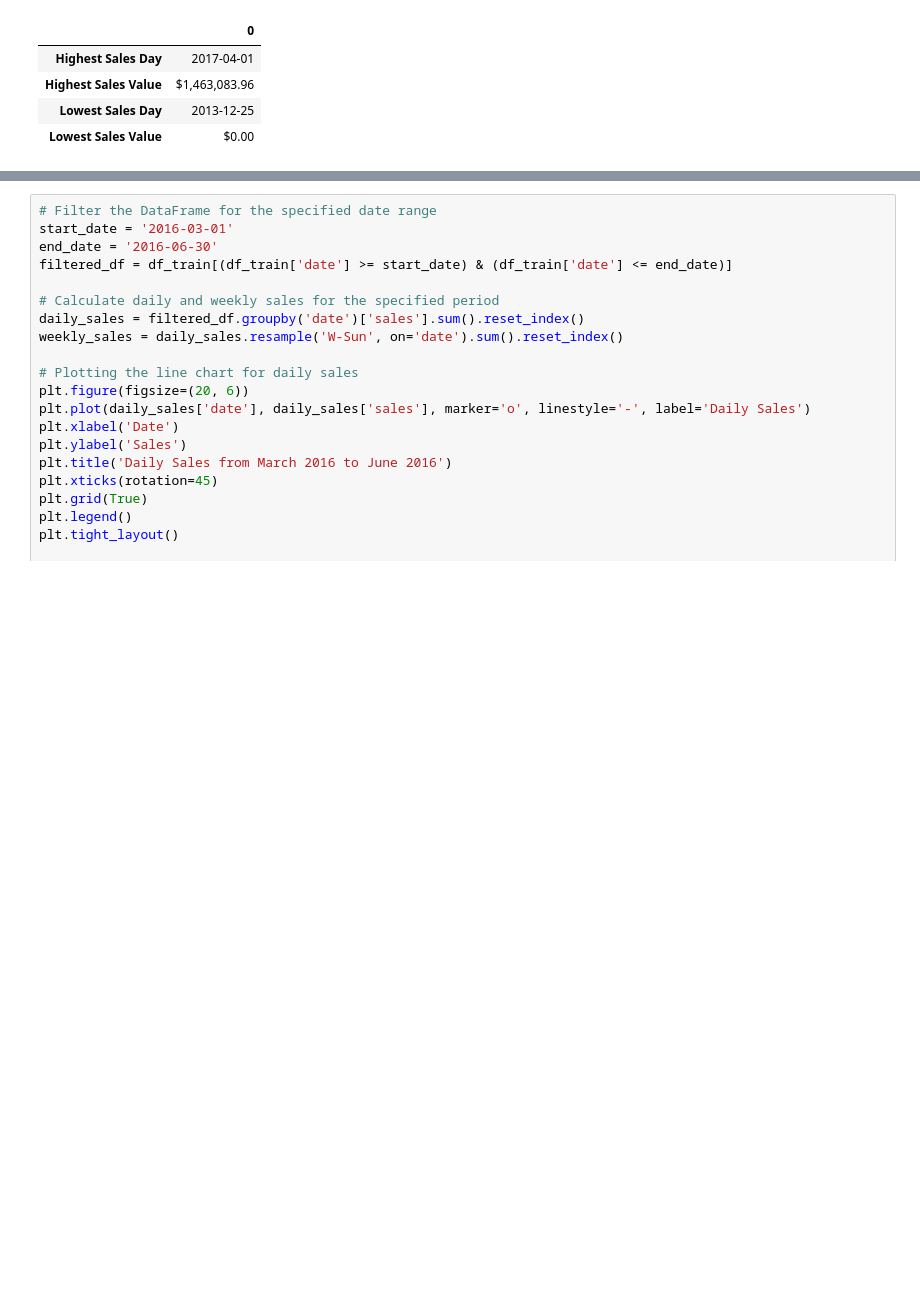
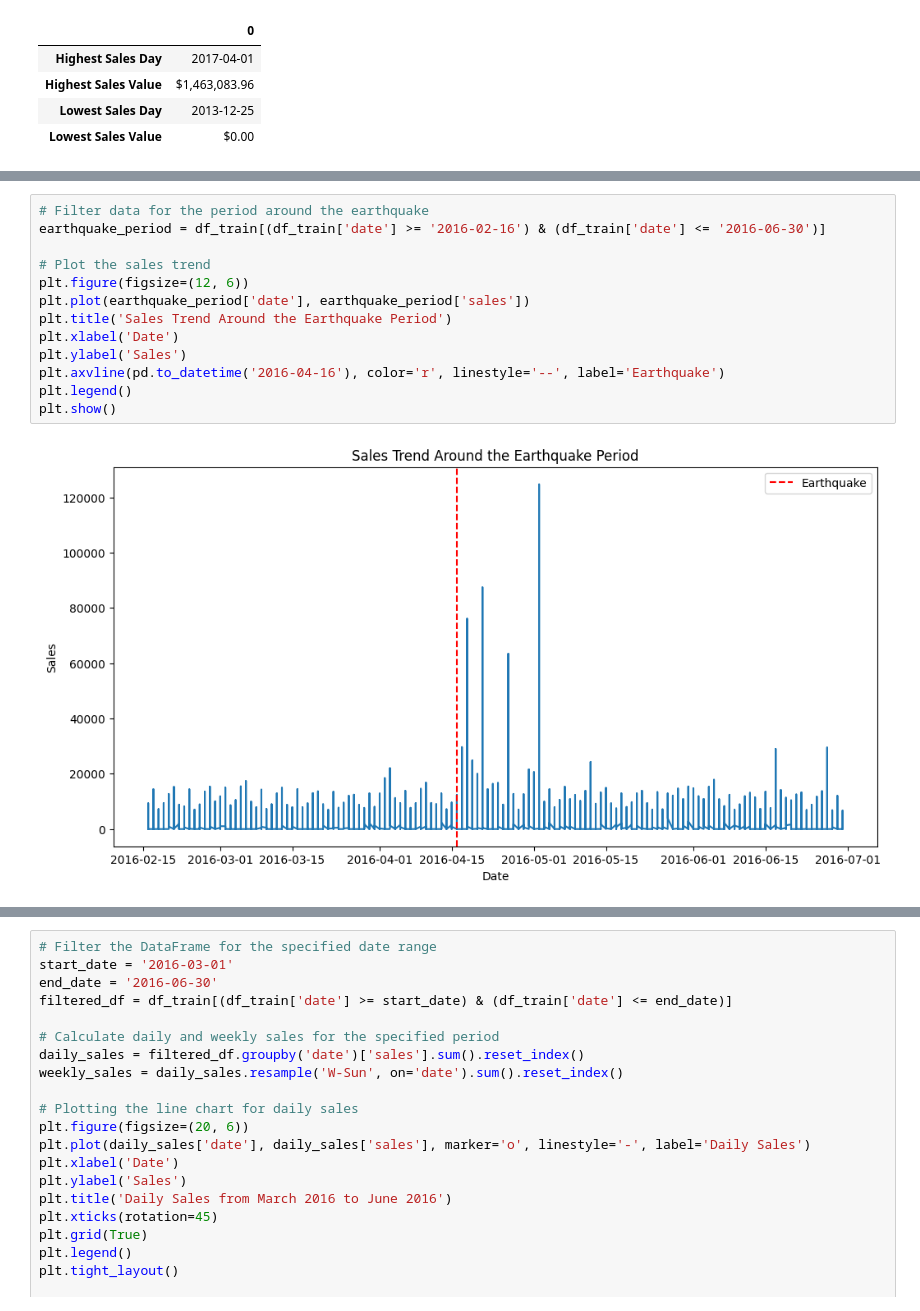
Before and after one commit to wamathaiwandeto/Time-Series-Regression-Analysis, a Jupyter notebook: notebooks/notebook.ipynb, the cells around one changed output, grey strips where cells are left out. Saved outputs shown, nothing was run; the diff lists cells and outputs as text; blank space fills up the shorter version.

```diff
--- a/notebooks/notebook.ipynb
+++ b/notebooks/notebook.ipynb
@@ -610,0 +652,15 @@ sales_summary.T
+# %%
+# Filter data for the period around the earthquake
+earthquake_period = df_train[(df_train['date'] >= '2016-02-16') & (df_train['date'] <= '2016-06-30')]
+
+# Plot the sales trend
+plt.figure(figsize=(12, 6))
+plt.plot(earthquake_period['date'], earthquake_period['sales'])
+plt.title('Sales Trend Around the Earthquake Period')
+plt.xlabel('Date')
+plt.ylabel('Sales')
+plt.axvline(pd.to_datetime('2016-04-16'), color='r', linestyle='--', label='Earthquake')
+plt.legend()
+plt.show()
+# %% [output]
+[figure, added]
```
Also changed, not shown: parts of 5 cells of this notebook.
